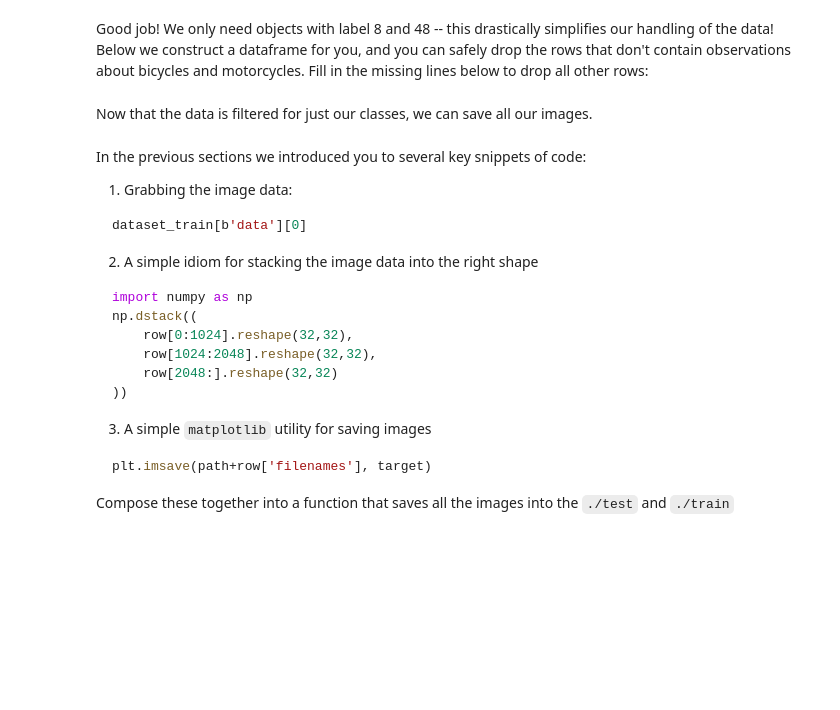
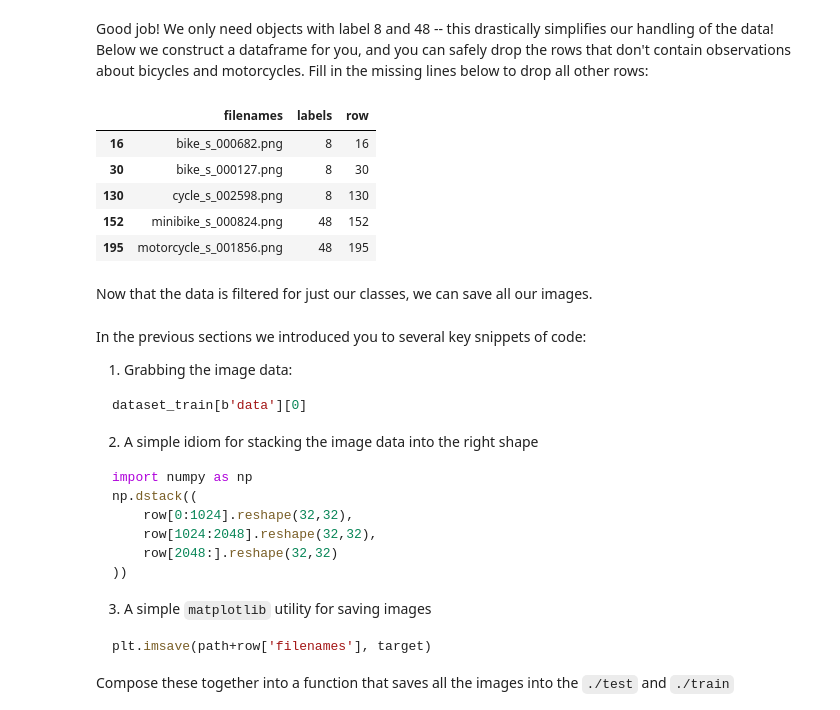
Before and after one commit to mirmehdi/scones-unlimited-ml-awsworkflow, a Jupyter notebook: starter.ipynb, the cells around one changed output. Cells and saved outputs as stored; diff of their text form; code cells hidden in the pictures; blank space fills up the shorter version.

Commit message:
Complete data staging (ETL)

```diff
--- a/starter.ipynb
+++ b/starter.ipynb
@@ -147,35 +207,43 @@ import pandas as pd
 # %% [markdown]
 Good job! We only need objects with label 8 and 48 -- this drastically simplifies our handling of the data! Below we construct a dataframe for you, and you can safely drop the rows that don't contain observations about bicycles and motorcycles. Fill in the missing lines below to drop all other rows:
 # %%
-#Construct the dataframe
+# Construct the dataframe
 df_train = pd.DataFrame({
-    "filenames": dataset_train[b'filenames'],
-    "labels": dataset_train[b'fine_labels'],
-    "row": range(len(dataset_train[b'filenames']))
+    "filenames": dataset_train[b'filenames'],          # file name of each image (bytes)
+    "labels": dataset_train[b'fine_labels'],           # label number of each image (0-99)
+    "row": range(len(dataset_train[b'filenames']))     # position of the image in b'data' (0..49999)
 })
 
 # Drop all rows from df_train where label is not 8 or 48
-df_train = #TODO: Fill in
+df_train = df_train[df_train["labels"].isin([8, 48])]  # keep only bicycles (8) and motorcycles (48)
 
 # Decode df_train.filenames so they are regular strings
 df_train["filenames"] = df_train["filenames"].apply(
-    lambda x: x.decode("utf-8")
+    lambda x: x.decode("utf-8")                        # b'bicycle_s_000017.png' -> 'bicycle_s_000017.png'
 )
-
 
 df_test = pd.DataFrame({
     "filenames": dataset_test[b'filenames'],
     "labels": dataset_test[b'fine_labels'],
-    "row": range(len(dataset_test[b'filenames']))
+    "row": range(len(dataset_test[b'filenames']))      # position in dataset_test[b'data'] (0..9999)
 })
 
 # Drop all rows from df_test where label is not 8 or 48
-df_test = #TODO: Fill in
+df_test = df_test[df_test["labels"].isin([8, 48])]     # same filter for the test set
 
 # Decode df_test.filenames so they are regular strings
 df_test["filenames"] = df_test["filenames"].apply(
     lambda x: x.decode("utf-8")
 )
+# %%
+df_train.head()
+# %% [output]
+|  | filenames | labels | row |
+| 16 | bike_s_000682.png | 8 | 16 |
+| 30 | bike_s_000127.png | 8 | 30 |
+| 130 | cycle_s_002598.png | 8 | 130 |
+| 152 | minibike_s_000824.png | 48 | 152 |
+| 195 | motorcycle_s_001856.png | 48 | 195 |
 # %% [markdown]
 Now that the data is filtered for just our classes, we can save all our images.
 # %%
```
Also changed, not shown: parts of 21 cells of this notebook.
